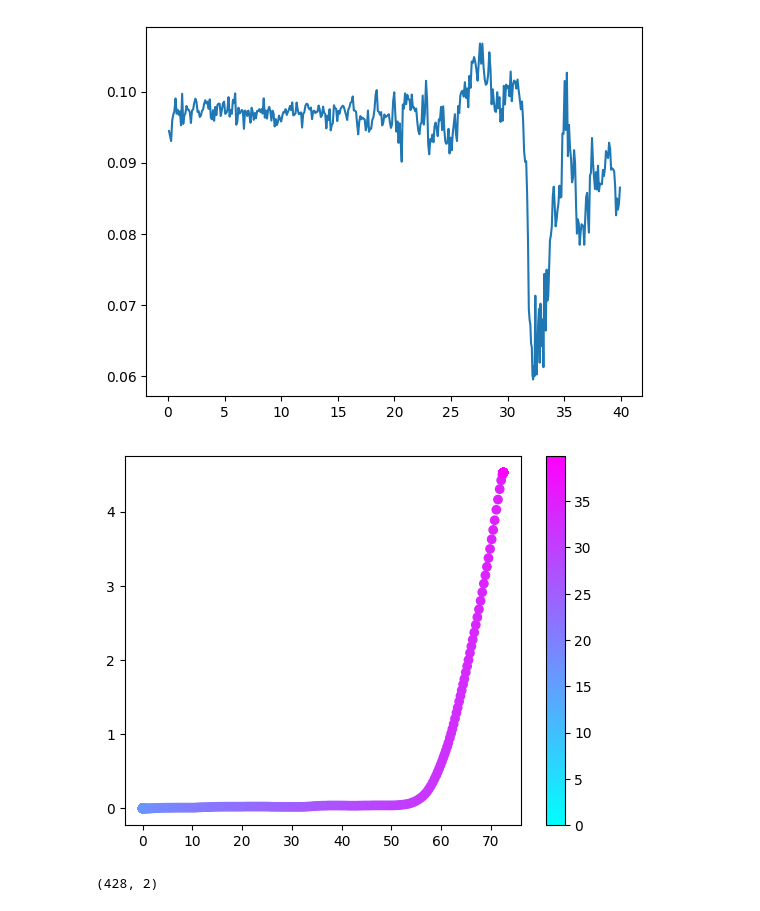
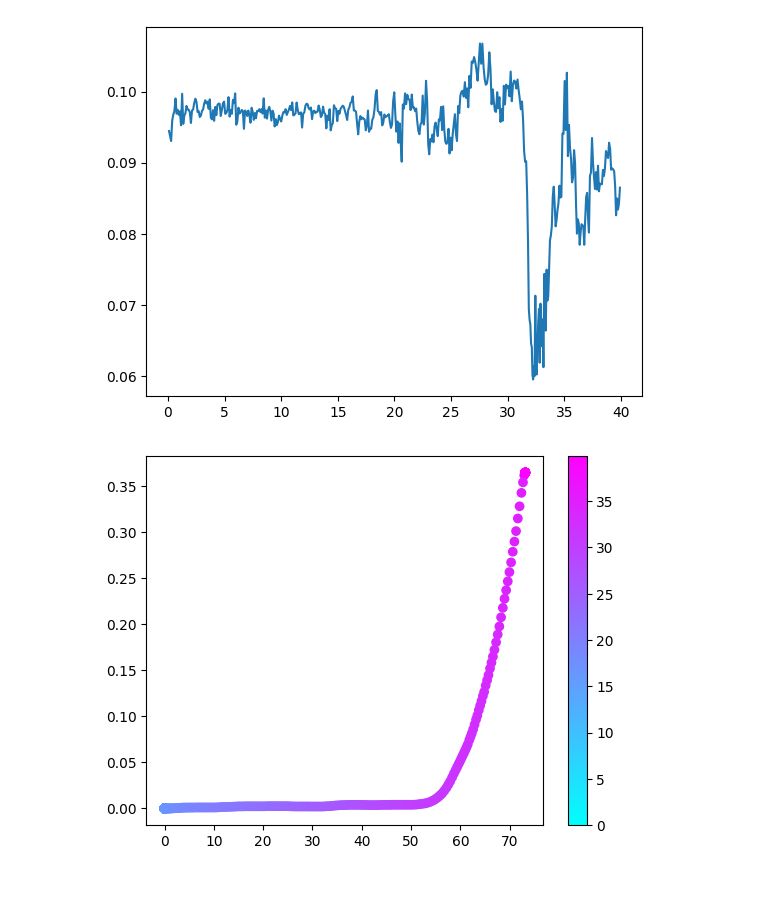
Before and after one commit to Keshish/ATFP, a Jupyter notebook: process_data.ipynb, the cells around one changed output. Saved outputs shown, nothing was run; the diff lists cells and outputs as text; code cells hidden in the pictures.

```diff
--- a/process_data.ipynb
+++ b/process_data.ipynb
@@ -132,17 +132,16 @@ plt.show()
 # %%
 posx = [0.0]
 posy = [0.0]
 for i, row in DevelopmentData.iterrows():
     if i!=0:
-        posx.append(posx[i-1] + DevelopmentData.iloc[i-1].VehicleSpeed*row.TimestampDiff*np.cos(DevelopmentData.iloc[i-1].YawRate))
-        posy.append(posy[i-1] + DevelopmentData.iloc[i-1].VehicleSpeed*row.TimestampDiff*np.sin(DevelopmentData.iloc[i-1].YawRate))
+        posx.append(posx[i-1] + DevelopmentData.iloc[i-1].VehicleSpeed*row.TimestampDiff*np.cos(DevelopmentData.iloc[i-1].YawRate*row.TimestampDiff))
+        posy.append(posy[i-1] + DevelopmentData.iloc[i-1].VehicleSpeed*row.TimestampDiff*np.sin(DevelopmentData.iloc[i-1].YawRate*row.TimestampDiff))
 plt.scatter(posx, posy, c=DevelopmentData.Timestamp, cmap="cool")
 positions = np.array([posy,posy]).T
 plt.colorbar()
 plt.show()
 # %% [output]
-[figure, old version]
+[figure, new version]
-(428, 2)
 # %%
 def rotate_vector(dist):
     result = []
```
Also changed, not shown: parts of 6 cells of this notebook.
